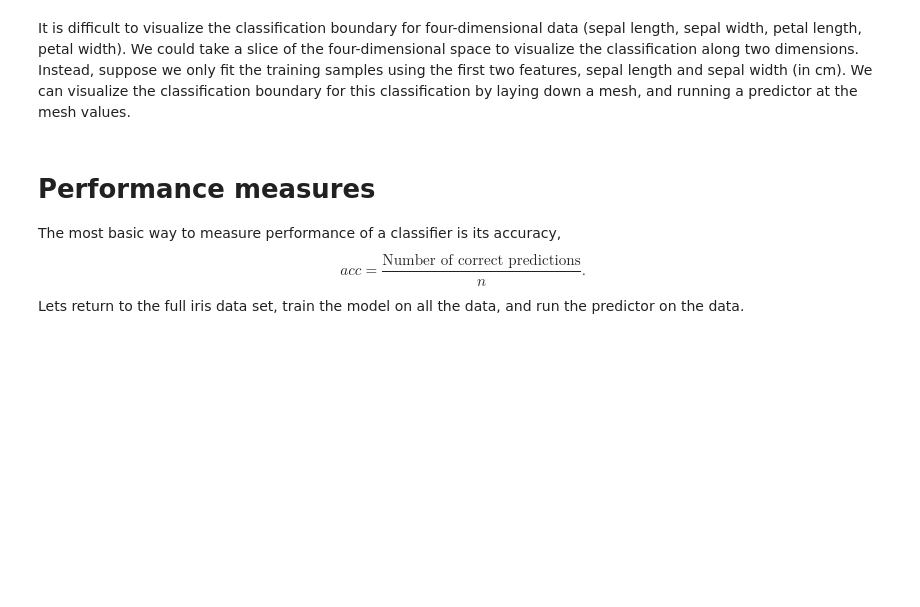
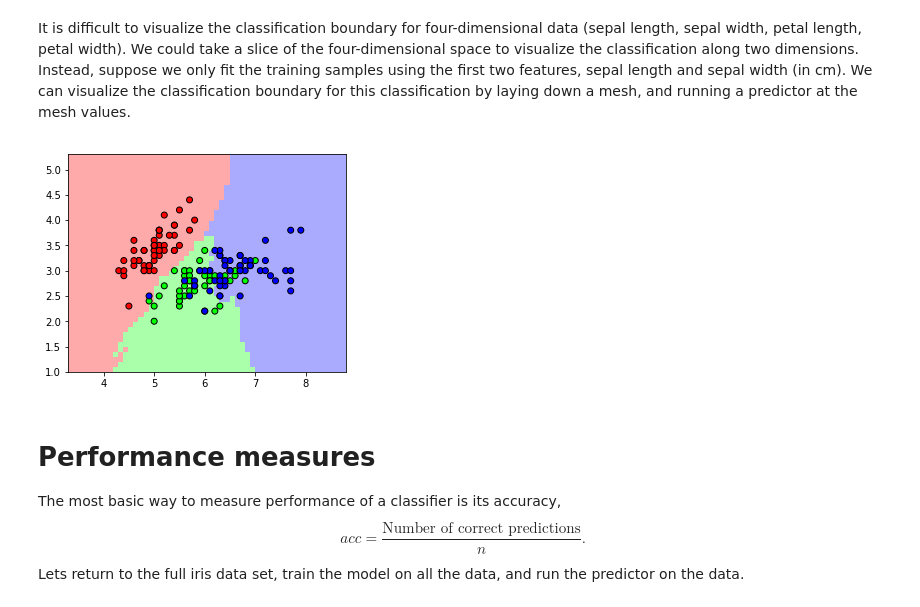
Before and after one commit to ongbw/UN5550-Fall2018, a Jupyter notebook: lectures/Week05.ipynb, the cells around one changed output. Cells and saved outputs as stored; diff of their text form; code cells hidden in the pictures; blank space fills up the shorter version.

```diff
--- a/lectures/Week05.ipynb
+++ b/lectures/Week05.ipynb
@@ -71,34 +112,36 @@ It is difficult to visualize the classification boundary for four-dimensional da
 x = iris.data[:,:2] # take only the first two columns
 y = iris.target
 
 # train classifier
-knn = neighbors.KNeighborsClassifier(n_neighbors = 11)
+knn = neighbors.KNeighborsClassifier(n_neighbors = 41)
 knn.fit(x, y)
 
 # setup mesh
 h = 0.1
 x_min, x_max = x[:, 0].min() - 1, x[:, 0].max() + 1
 y_min, y_max = x[:, 1].min() - 1, x[:, 1].max() + 1
 xg, yg = np.meshgrid(np.arange(x_min, x_max, h),
                      np.arange(y_min, y_max, h))
 
 # run classifier on mesh
 z = knn.predict(np.c_[xg.ravel(), yg.ravel()])
 
 # specifying some colors
 cmap_light = ListedColormap(['#FFAAAA', '#AAFFAA', '#AAAAFF'])
 cmap_bold = ListedColormap(['#FF0000', '#00FF00', '#0000FF'])
 
 # plot classifier
 zg = z.reshape(xg.shape)
 _ = plt.figure()
 _ = plt.pcolormesh(xg,yg,zg,cmap=cmap_light)
 
 # overlay with training data points
 _ = plt.scatter(x[:,0],x[:,1],c=y, cmap=cmap_bold, edgecolor='k')
 
 # setting the aspect ratio so we can visualize distance properly
 _ = plt.gca().set_aspect('equal')
+# %% [output]
+[figure, added]
 # %% [markdown]
 # Performance measures
 
```
Also changed, not shown: parts of 12 cells of this notebook.
